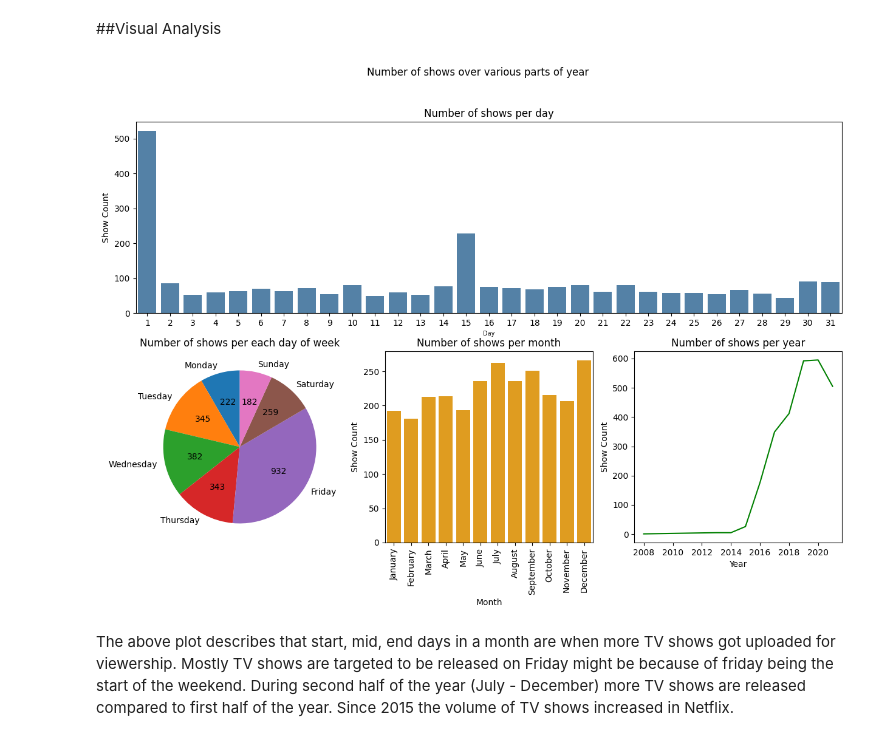
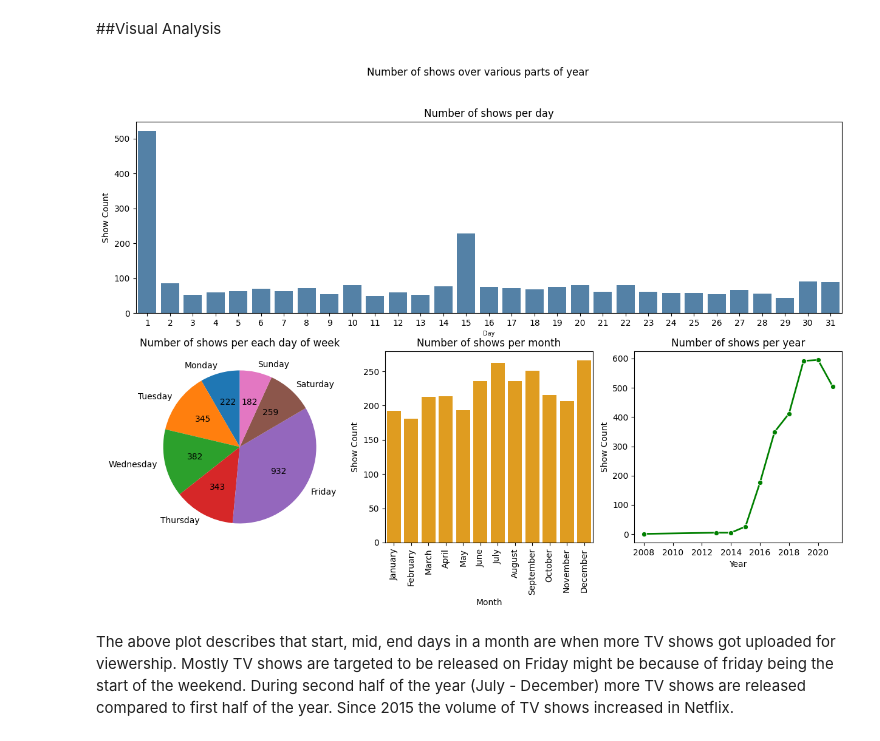
Before and after one commit to AnilJagarapu2704/Projects, a Jupyter notebook: Untitled14.ipynb, the cells around one changed output. Cells and saved outputs as stored; diff of their text form; code cells hidden in the pictures.

```diff
--- a/Untitled14.ipynb
+++ b/Untitled14.ipynb
@@ -217,9 +217,7 @@ movies_per_year
 ##Visual Analysis
 # %%
 plt.figure(figsize = (12, 5))
-x = movies_per_year['release_year']
-y = movies_per_year['movie_count']
-plt.plot(x, y)
+sns.lineplot(data = movies_per_year, x = 'release_year', y = 'movie_count', marker = 'o', linewidth = 2)
 plt.title(f'Movies over Years ({prev_year} - {curr_year})')
 plt.xlabel('Year')
 plt.ylabel('Movies Count')
@@ -425,6 +423,7 @@ dtype: int64
 # %%
 # Number of shows released on each day
 
+data = data.copy()
 valid_data = data.drop_duplicates(subset = 'show_id')
 shows = valid_data[valid_data['type'] == 'TV Show']
 valid_dates = shows[shows['date_added'] != 'Unknown']
@@ -528,30 +523,30 @@ yearly_count
 # %%
 plt.figure(figsize = (15, 9))
 plt.subplot(2, 1, 1)
 sns.barplot(data = daily_show_count, x = 'day', y = 'show_count', color = 'steelblue')
 plt.title('Number of shows per day')
 plt.xlabel('Day', size = 7)
 plt.ylabel('Show Count')
 plt.subplot(2, 3, 4)
 pie_values = weekday_count['show_count']
 week_day = weekday_count['week_day']
 plt.pie(pie_values, labels = week_day, autopct = lambda x: f"{int(x * sum(pie_values)/100)}", startangle = 90)
 plt.title('Number of shows per each day of week')
 plt.subplot(2, 3, 5)
 sns.barplot(data = ordered_month_count, x = 'month', y = 'show_count', color = 'orange')
 plt.title('Number of shows per month')
 plt.xlabel('Month')
 plt.ylabel('Show Count')
 plt.xticks(rotation = 90)
 plt.subplot(2, 3, 6)
-sns.lineplot(data = yearly_count, x = 'year', y = 'show_count', color = 'green')
+sns.lineplot(data = yearly_count, x = 'year', y = 'show_count', color = 'green', marker = 'o', linewidth = 2)
 plt.title('Number of shows per year')
 plt.xlabel('Year')
 plt.ylabel('Show Count')
 plt.suptitle('Number of shows over various parts of year')
 plt.show()
 # %% [output]
-[figure, old version]
+[figure, new version]
 # %% [markdown]
 The above plot describes that start, mid, end days in a month are when more TV shows got uploaded for viewership. Mostly TV shows are targeted to be released on Friday might be because of friday being the start of the weekend. During second half of the year (July - December) more TV shows are released compared to first half of the year. Since 2015 the volume of TV shows increased in Netflix.
 # %%
```
Also changed, not shown: parts of 18 cells of this notebook.
